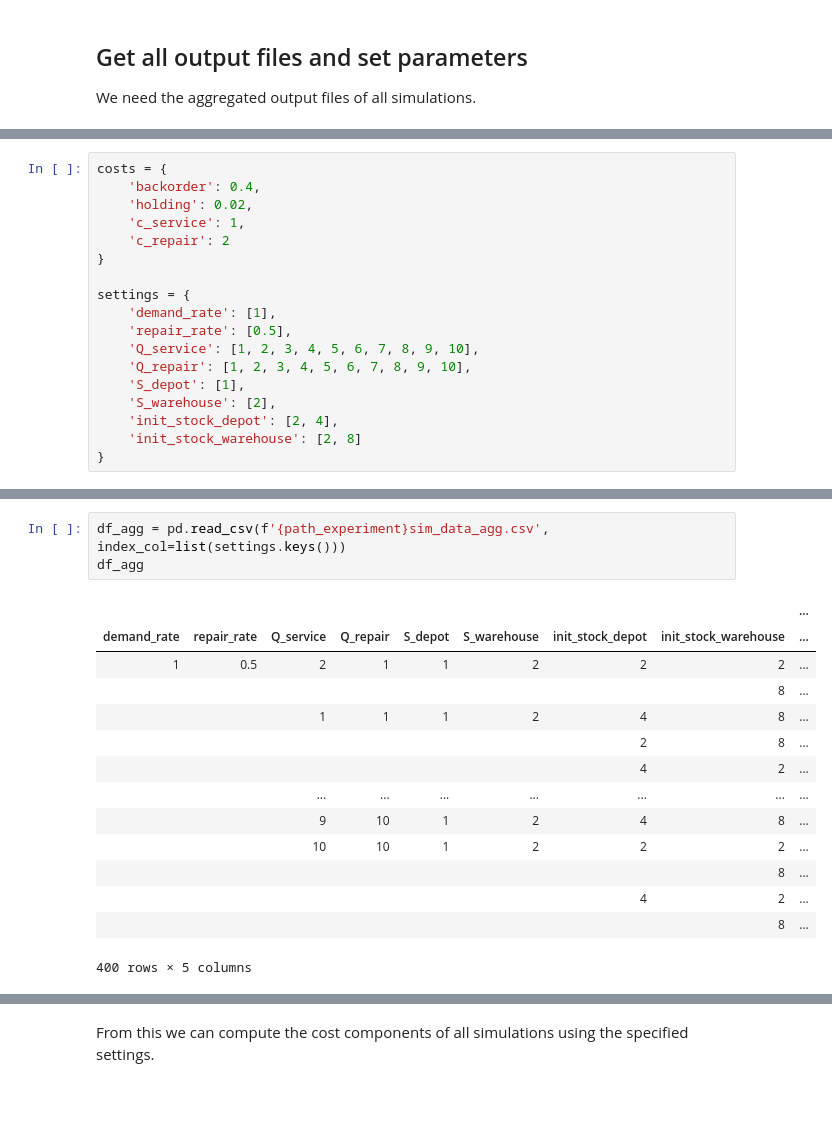
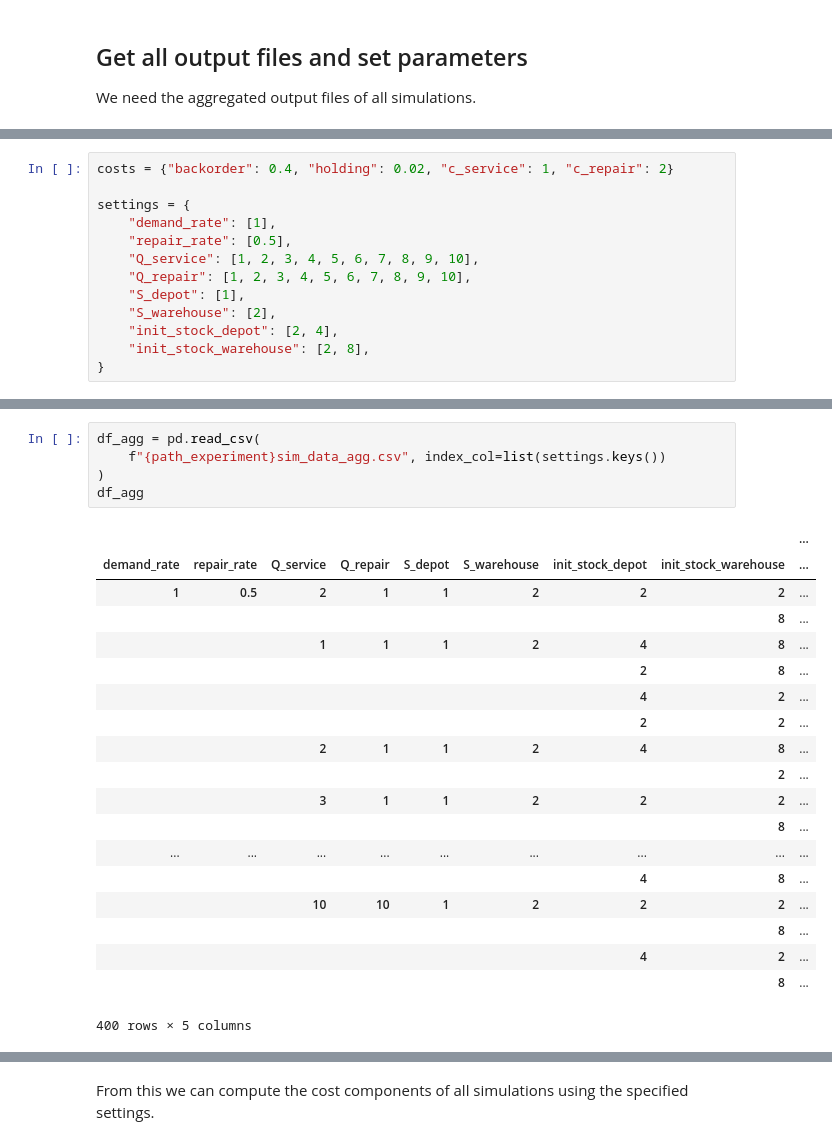
Before and after one commit to markkvdb/Simple-RL-Simulation, a Jupyter notebook: notebooks/Analyse-Simulation-Data.ipynb, the cells around one changed output, grey strips where cells are left out. Saved outputs shown, nothing was run; the diff lists cells and outputs as text; blank space fills up the shorter version.

```diff
--- a/notebooks/Analyse-Simulation-Data.ipynb
+++ b/notebooks/Analyse-Simulation-Data.ipynb
@@ -24,18 +33,13 @@ path_experiment = '../output/experiments/'
 # %%
-costs = {
-    'backorder': 0.4,
-    'holding': 0.02,
-    'c_service': 1,
-    'c_repair': 2
-}
+costs = {"backorder": 0.4, "holding": 0.02, "c_service": 1, "c_repair": 2}
 
 settings = {
-    'demand_rate': [1],
-    'repair_rate': [0.5],
-    'Q_service': [1, 2, 3, 4, 5, 6, 7, 8, 9, 10],
-    'Q_repair': [1, 2, 3, 4, 5, 6, 7, 8, 9, 10],
-    'S_depot': [1],
-    'S_warehouse': [2],
-    'init_stock_depot': [2, 4],
-    'init_stock_warehouse': [2, 8]
+    "demand_rate": [1],
+    "repair_rate": [0.5],
+    "Q_service": [1, 2, 3, 4, 5, 6, 7, 8, 9, 10],
+    "Q_repair": [1, 2, 3, 4, 5, 6, 7, 8, 9, 10],
+    "S_depot": [1],
+    "S_warehouse": [2],
+    "init_stock_depot": [2, 4],
+    "init_stock_warehouse": [2, 8],
 }
@@ -42,16 +48,23 @@ settings = {
 # %%
-df_agg = pd.read_csv(f'{path_experiment}sim_data_agg.csv', index_col=list(settings.keys()))
+df_agg = pd.read_csv(
+    f"{path_experiment}sim_data_agg.csv", index_col=list(settings.keys())
+)
 df_agg
 # %% [output]
 |  |  |  |  |  |  |  |  | ... |
 | demand_rate | repair_rate | Q_service | Q_repair | S_depot | S_warehouse | init_stock_depot | init_stock_warehouse | ... |
 | 1 | 0.5 | 2 | 1 | 1 | 2 | 2 | 2 | ... |
 |  |  |  |  |  |  |  | 8 | ... |
 |  |  | 1 | 1 | 1 | 2 | 4 | 8 | ... |
 |  |  |  |  |  |  | 2 | 8 | ... |
 |  |  |  |  |  |  | 4 | 2 | ... |
-|  |  | ... | ... | ... | ... | ... | ... | ... |
-|  |  | 9 | 10 | 1 | 2 | 4 | 8 | ... |
+|  |  |  |  |  |  | 2 | 2 | ... |
+|  |  | 2 | 1 | 1 | 2 | 4 | 8 | ... |
+|  |  |  |  |  |  |  | 2 | ... |
+|  |  | 3 | 1 | 1 | 2 | 2 | 2 | ... |
+|  |  |  |  |  |  |  | 8 | ... |
+| ... | ... | ... | ... | ... | ... | ... | ... | ... |
+|  |  |  |  |  |  | 4 | 8 | ... |
 |  |  | 10 | 10 | 1 | 2 | 2 | 2 | ... |
 |  |  |  |  |  |  |  | 8 | ... |
 |  |  |  |  |  |  | 4 | 2 | ... |
```
Also changed, not shown: parts of 15 cells of this notebook, 2 other files.
